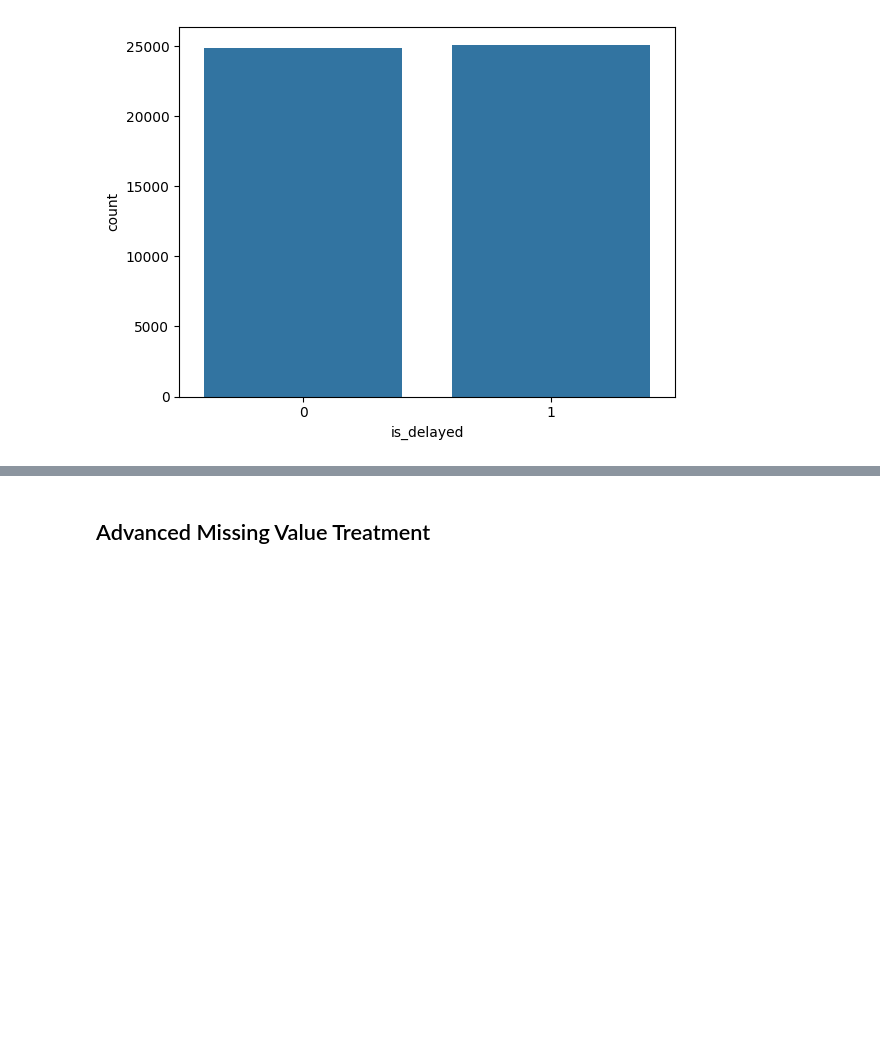
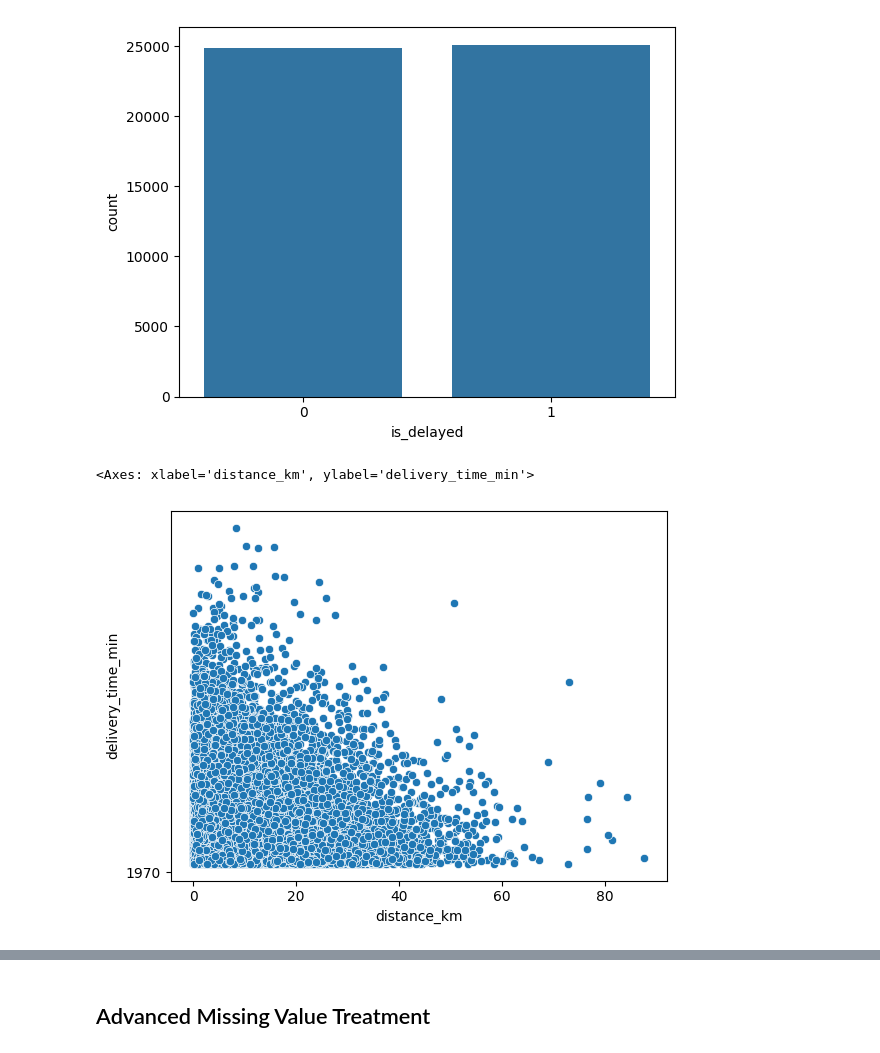
Before and after one commit to omvaja693-create/Amazon-s-Data-Preprocessing-Feature-Engineering, a Jupyter notebook: anazon_analysis.ipynb, the cells around one changed output, grey strips where cells are left out. Cells and saved outputs as stored; diff of their text form; code cells hidden in the pictures; blank space fills up the shorter version.

```diff
--- a/anazon_analysis.ipynb
+++ b/anazon_analysis.ipynb
@@ -335,3 +335,8 @@ sns.countplot(data =df, x='is_delayed')
 # %% [output]
 <Axes: xlabel='is_delayed', ylabel='count'>
 [figure]
+# %%
+sns.scatterplot(data=df, x='distance_km', y='delivery_time_min')
+# %% [output]
+<Axes: xlabel='distance_km', ylabel='delivery_time_min'>
+[figure, added]
```
Also changed, not shown: parts of 3 cells of this notebook.
